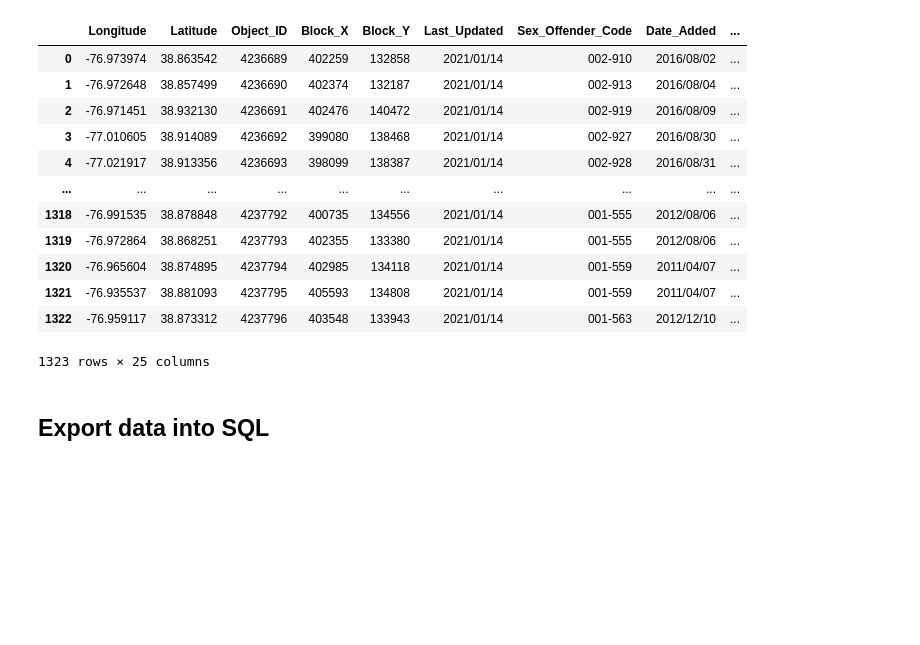
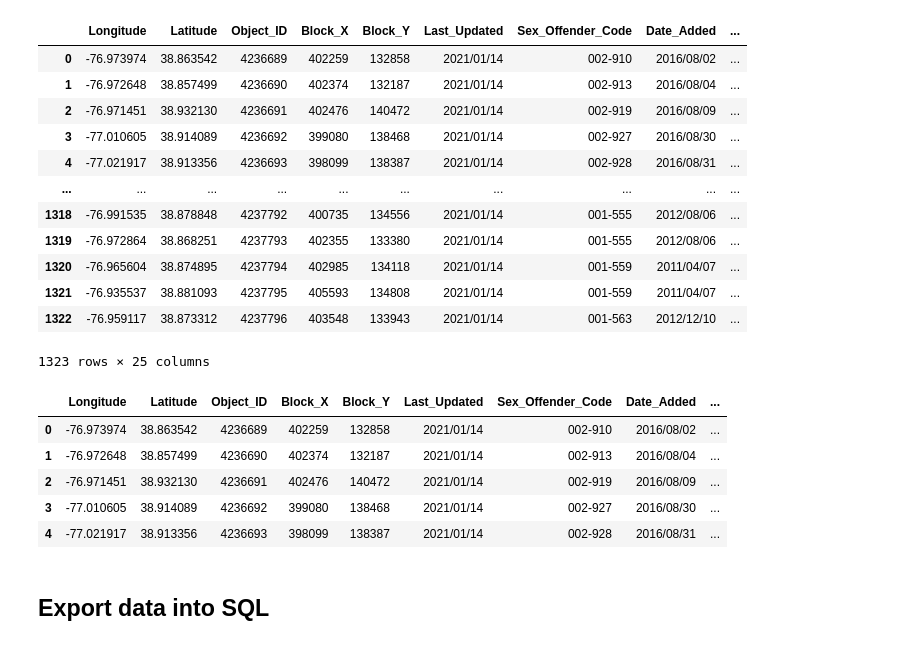
Before and after one commit to m1nsun9/Sex_Offender_Registry, a Jupyter notebook: datasources/Data_Cleaning_and_SQL.ipynb, the cells around one changed output. Drawn from its saved outputs; the diff is of its cells as text; code cells hidden in the pictures; blank space fills up the shorter version.

```diff
--- a/datasources/Data_Cleaning_and_SQL.ipynb
+++ b/datasources/Data_Cleaning_and_SQL.ipynb
@@ -89,6 +91,14 @@ no_duplicate_data = clean_data.drop_duplicates(subset=['Sex_Offender_Code'])
 # %%
 # export dataset with unique add dates for line chart
 no_duplicate_data.to_csv("unique_add_dates.csv")
+no_duplicate_data.head()
+# %% [output]
+|  | Longitude | Latitude | Object_ID | Block_X | Block_Y | Last_Updated | Sex_Offender_Code | Date_Added | ... |
+| 0 | -76.973974 | 38.863542 | 4236689 | 402259 | 132858 | 2021/01/14 | 002-910 | 2016/08/02 | ... |
+| 1 | -76.972648 | 38.857499 | 4236690 | 402374 | 132187 | 2021/01/14 | 002-913 | 2016/08/04 | ... |
+| 2 | -76.971451 | 38.932130 | 4236691 | 402476 | 140472 | 2021/01/14 | 002-919 | 2016/08/09 | ... |
+| 3 | -77.010605 | 38.914089 | 4236692 | 399080 | 138468 | 2021/01/14 | 002-927 | 2016/08/30 | ... |
+| 4 | -77.021917 | 38.913356 | 4236693 | 398099 | 138387 | 2021/01/14 | 002-928 | 2016/08/31 | ... |
 # %% [markdown]
 ## Export data into SQL
 # %%
```
Also changed, not shown: parts of 7 cells of this notebook, 7 other files.
